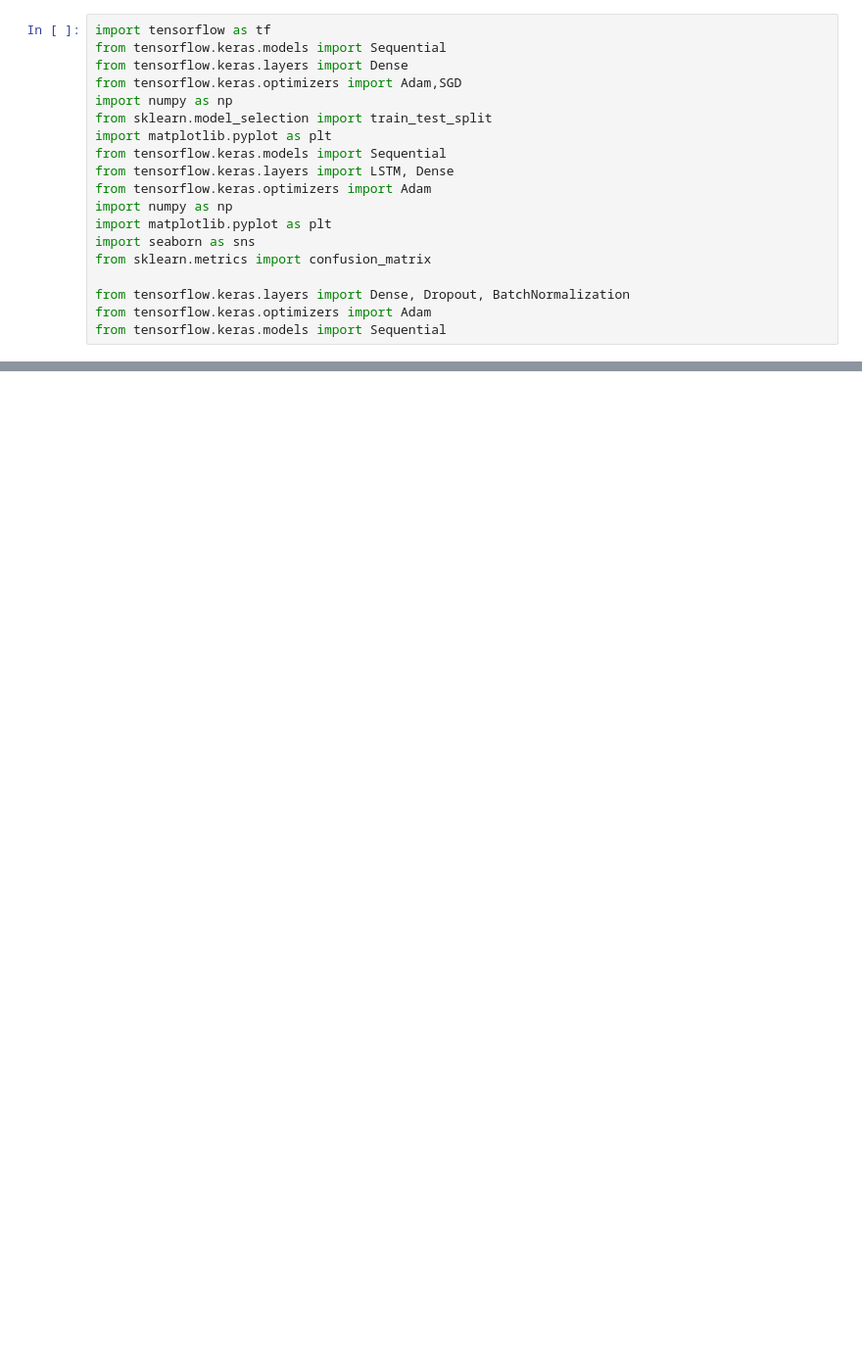
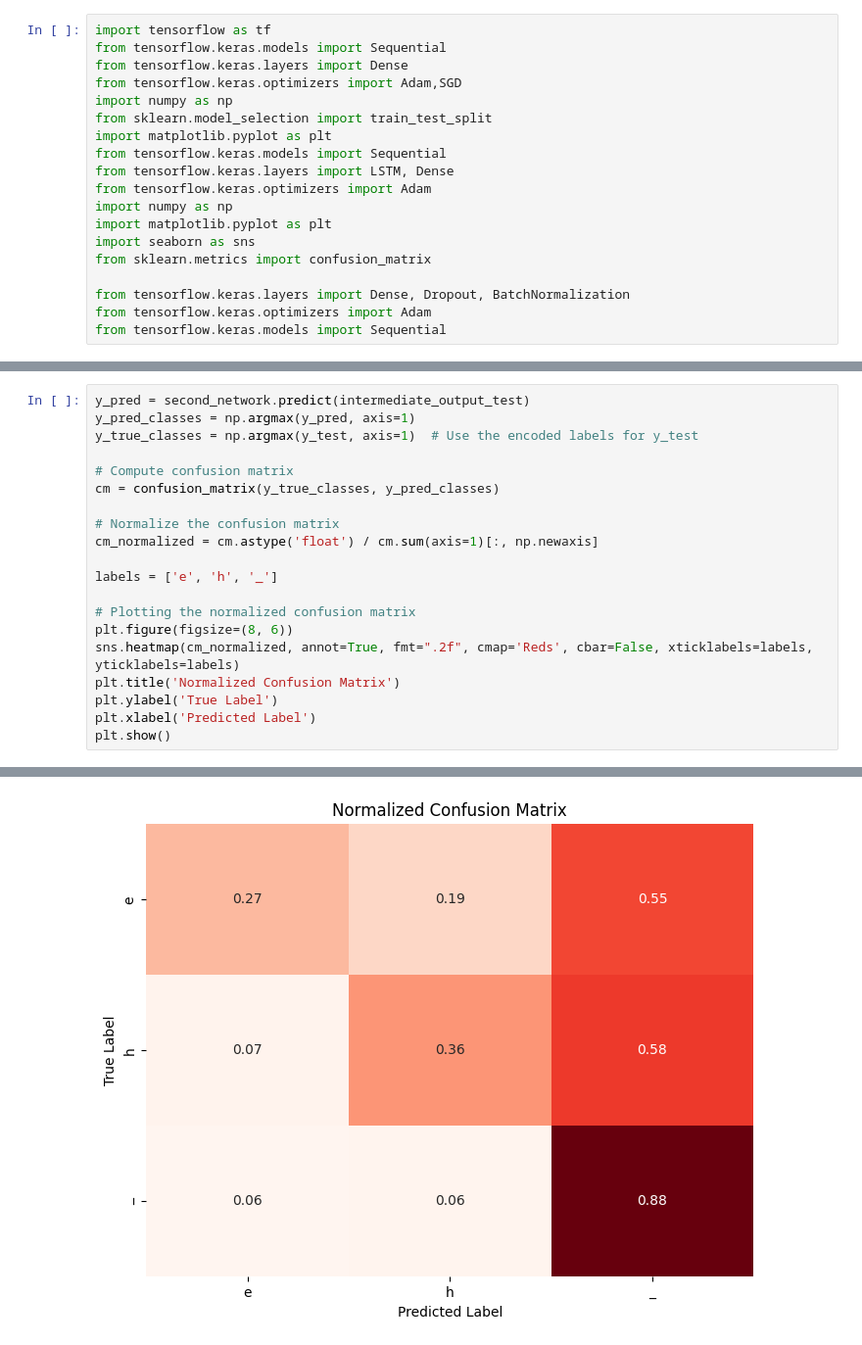
Before and after one commit to Paul-Winpenny/CompBioProject, a Jupyter notebook: Project.ipynb, the cells around one changed output, grey strips where cells are left out. Shown: that part at 98% size. Drawn from its saved outputs; the diff is of its cells as text; blank space fills up the shorter version.

```diff
--- a/Project.ipynb
+++ b/Project.ipynb
@@ -135,0 +168,21 @@ Test accuracy: 0.6234794855117798
+# %%
+y_pred = second_network.predict(intermediate_output_test)
+y_pred_classes = np.argmax(y_pred, axis=1)
+y_true_classes = np.argmax(y_test, axis=1)  # Use the encoded labels for y_test
+
+# Compute confusion matrix
+cm = confusion_matrix(y_true_classes, y_pred_classes)
+
+# Normalize the confusion matrix
+cm_normalized = cm.astype('float') / cm.sum(axis=1)[:, np.newaxis]
+
+labels = ['e', 'h', '_']
+
+# Plotting the normalized confusion matrix
+plt.figure(figsize=(8, 6))
+sns.heatmap(cm_normalized, annot=True, fmt=".2f", cmap='Reds', cbar=False, xticklabels=labels, yticklabels=labels)
+plt.title('Normalized Confusion Matrix')
+plt.ylabel('True Label')
+plt.xlabel('Predicted Label')
+plt.show()
+# %% [output]
@@ -135,0 +190 @@ Test accuracy: 0.6234794855117798
+[figure, added]
```
Also changed, not shown: parts of 15 cells of this notebook, 4 other files.
